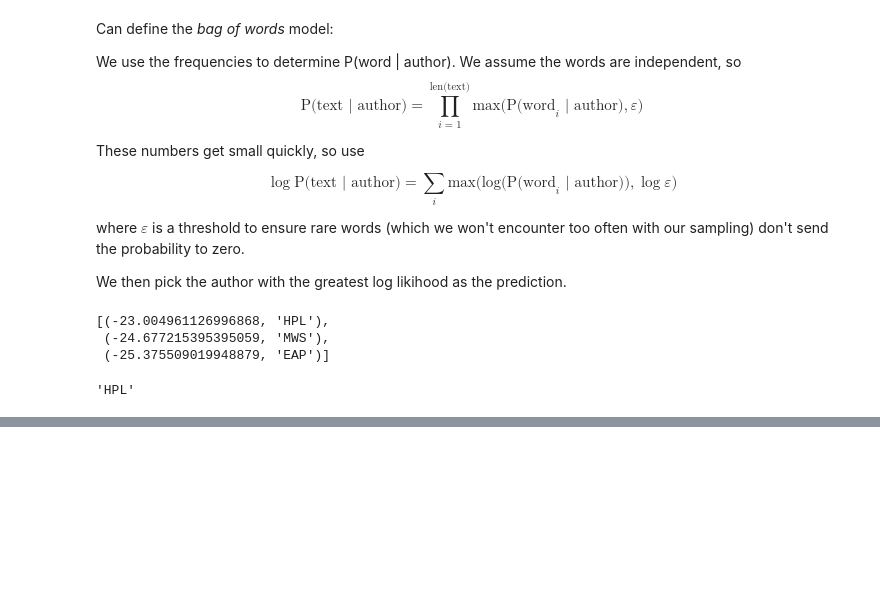
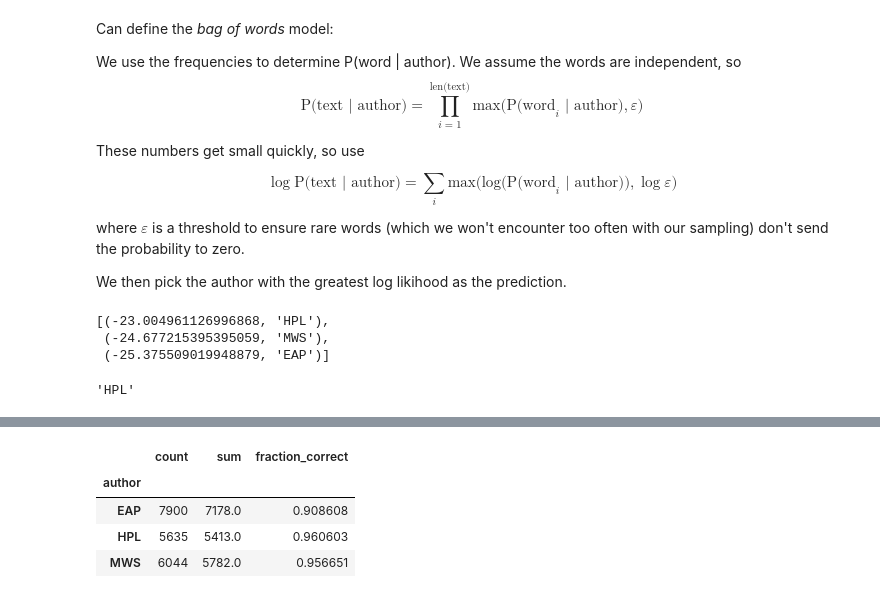
Before and after one commit to kiwidamien/spooky_author, a Jupyter notebook: spooky_eda.ipynb, the cells around one changed output, grey strips where cells are left out. Saved outputs shown, nothing was run; the diff lists cells and outputs as text; code cells hidden in the pictures; blank space fills up the shorter version.

```diff
--- a/spooky_eda.ipynb
+++ b/spooky_eda.ipynb
@@ -170,0 +208,12 @@ train['prediction'] = train.text.apply(lambda t: bag_of_words_prediction(t))
+# %%
+# were we able to predict some authors more than others?
+byAuthor = train.groupby('author')['correct'].agg({'sum','count'})
+byAuthor['fraction_correct'] = byAuthor['sum'] / byAuthor['count']
+# %%
+byAuthor
+# %% [output]
+|  | count | sum | fraction_correct |
+| author |  |  |  |
+| EAP | 7900 | 7178.0 | 0.908608 |
+| HPL | 5635 | 5413.0 | 0.960603 |
+| MWS | 6044 | 5782.0 | 0.956651 |
```
Also changed, not shown: parts of 6 cells of this notebook.
